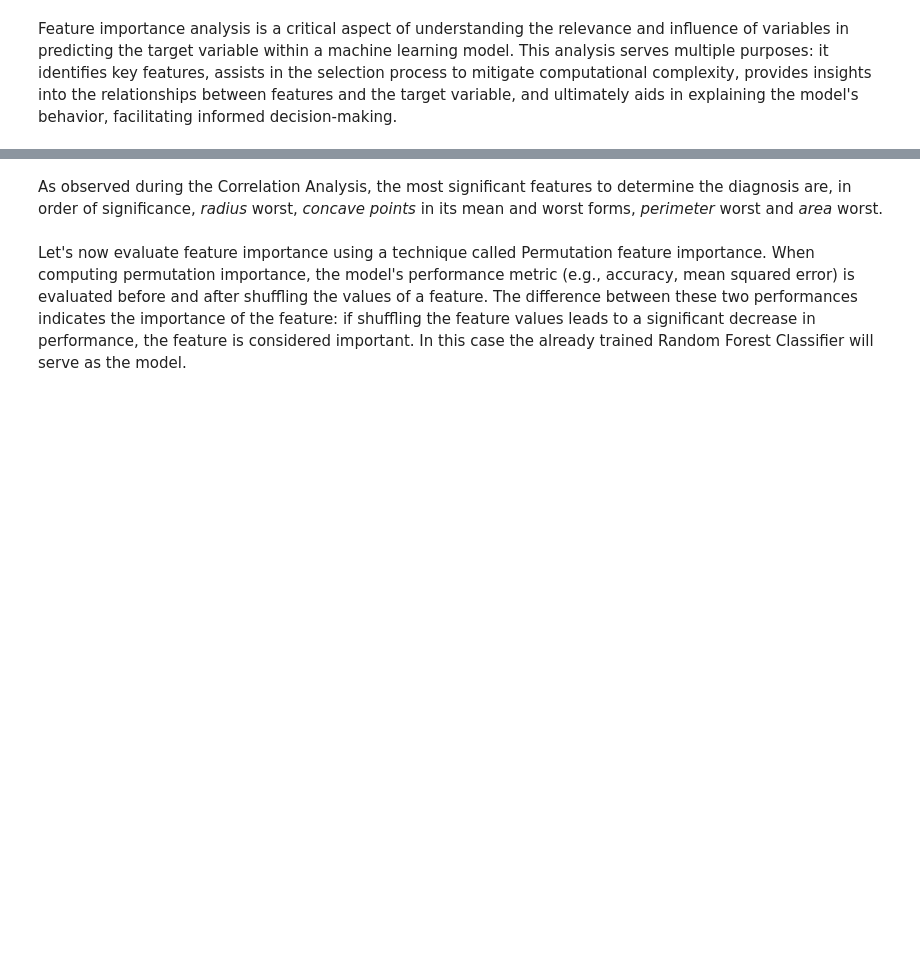
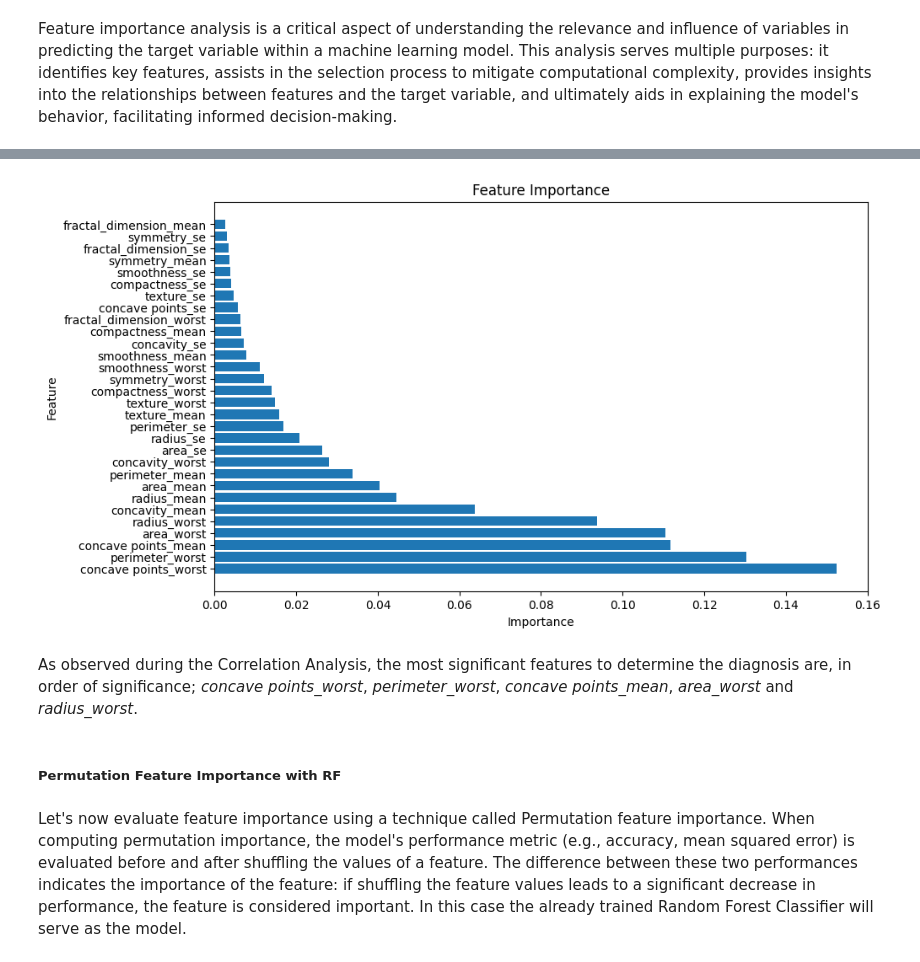
Before and after one commit to mcollpol/BreastCancerPrediction, a Jupyter notebook: research/notebooks/03-feature-selection.ipynb, the cells around one changed output, grey strips where cells are left out. Cells and saved outputs as stored; diff of their text form; code cells hidden in the pictures; blank space fills up the shorter version.

Commit message:
Added feature importance analysis to feature selection notebook

```diff
--- a/research/notebooks/03-feature-selection.ipynb
+++ b/research/notebooks/03-feature-selection.ipynb
@@ -4,0 +28,2 @@ Feature importance analysis is a critical aspect of understanding the relevance
+# %%
+DATASET_PATH = '../outputs/processed_dataset.pkl'
@@ -4,0 +32,3 @@ Feature importance analysis is a critical aspect of understanding the relevance
+# %%
+with open(DATASET_PATH, 'rb') as f:
+    X_train, y_train, X_test, y_test = pickle.load(f)
@@ -7,28 +77,32 @@ Let's explore the feature importance with a Random Forest Classifier. Random For
 # %%
-X = t_tmp.drop(columns=[target])
-y = t_tmp[target]
+X = X_train.copy()
+y = y_train.copy()
 
 rf_classifier = RandomForestClassifier()
 rf_classifier.fit(X, y)
 
 # Get feature importances
 feature_importances = rf_classifier.feature_importances_
 feature_importance_df = pd.DataFrame({'Feature': X.columns,
                                       'Importance': feature_importances})
 
 # Sort the DataFrame by importance
 feature_importance_df = feature_importance_df.sort_values(by='Importance',
                                                           ascending=False)
 
 # Plot feature importances
 plt.figure(figsize=(10, 6))
 plt.barh(feature_importance_df['Feature'],
          feature_importance_df['Importance'])
 plt.xlabel('Importance')
 plt.ylabel('Feature')
 plt.title('Feature Importance')
 plt.show()
+# %% [output]
+[figure, added]
 # %% [markdown]
-As observed during the Correlation Analysis, the most significant features to determine the diagnosis are, in order of significance, *radius* worst, *concave points* in its mean and worst forms, *perimeter* worst and *area* worst.
+As observed during the Correlation Analysis, the most significant features to determine the diagnosis are, in order of significance; *concave points_worst*, *perimeter_worst*,  *concave points_mean*, *area_worst* and *radius_worst*.
+# %% [markdown]
+##### Permutation Feature Importance with RF
 # %% [markdown]
 Let's now evaluate feature importance using a technique called Permutation feature importance. When computing permutation importance, the model's performance metric (e.g., accuracy, mean squared error) is evaluated before and after shuffling the values of a feature. The difference between these two performances indicates the importance of the feature: if shuffling the feature values leads to a significant decrease in performance, the feature is considered important. In this case the already trained Random Forest Classifier will serve as the model.
```
Also changed, not shown: parts of 26 cells of this notebook, 1 other file.
